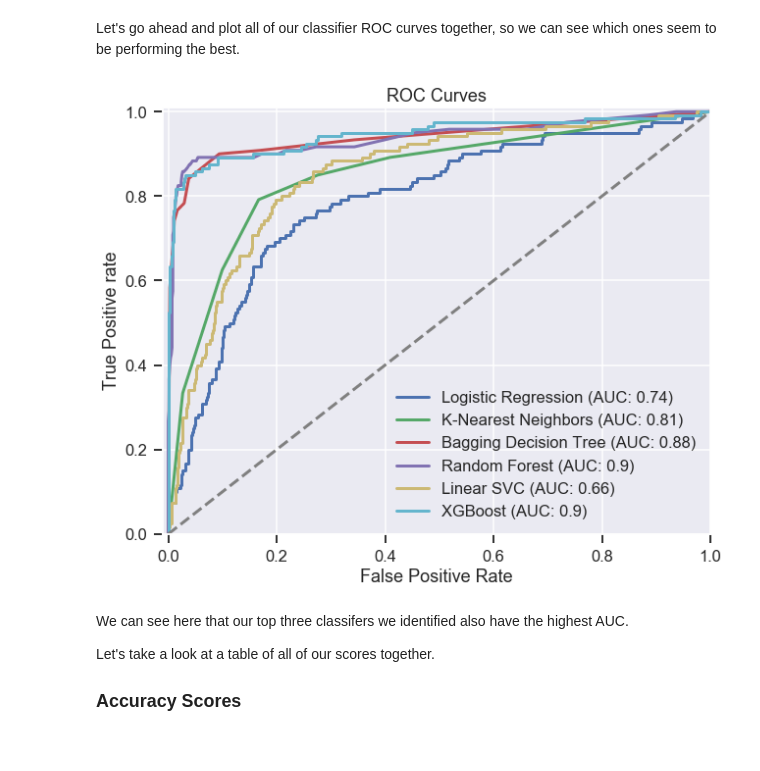
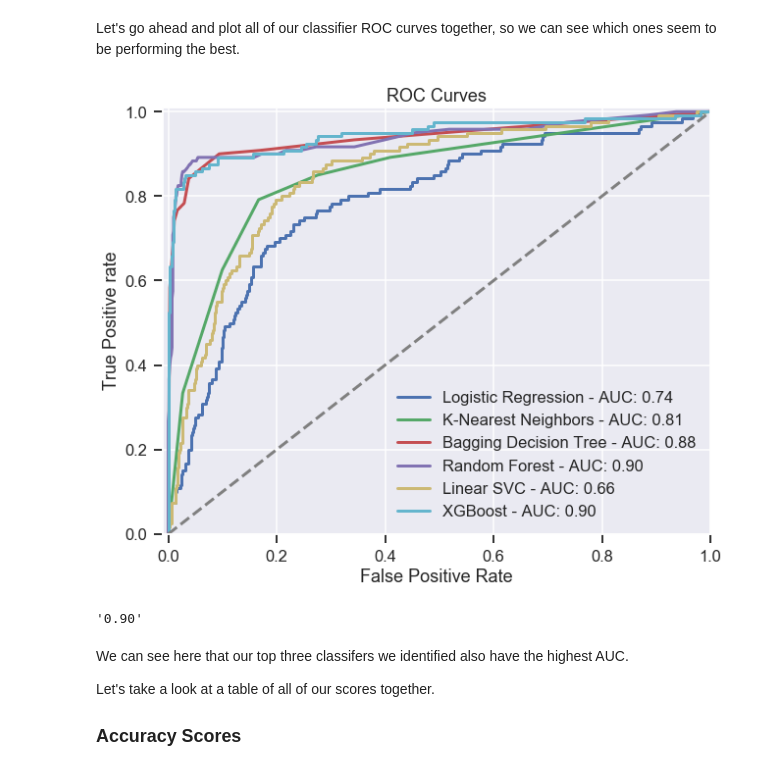
Before and after one commit to JessicaFB/Telecommunications-Churn-Prediction, a Jupyter notebook: churn_classifier.ipynb, the cells around one changed output. Cells and saved outputs as stored; diff of their text form; code cells hidden in the pictures.

Commit message:
Updated AUC on ROC Curves plot to have two decimals.

```diff
--- a/churn_classifier.ipynb
+++ b/churn_classifier.ipynb
@@ -765,35 +765,39 @@ Let's go ahead and plot all of our classifier ROC curves together, so we can see
 
 # Style
 plt.style.use('seaborn')
 sns.set_context('talk')
 
 plt.figure(figsize=(10,8))
 
 # Plot each curve
 for i in clf_df.index:
     plt.plot(clf_df['fpr'][i],
              clf_df['tpr'][i],
              linestyle='-',
              lw=3,
-             label=(f"{clf_df['clf'][i]} (AUC: {(clf_df['roc_auc'][i]).round(2)})"))
+             label=(f"{clf_df['clf'][i]} - AUC: " + "{:.2f}".format(clf_df['roc_auc'][i])))
 
 # Plot threshold
 plt.plot([0, 1], [0, 1], color='grey', lw=3, linestyle='--')
 plt.xlim([-0.01, 1.0])
 plt.ylim([0.0, 1.01])
 
 # Title & axis labels
 plt.title('ROC Curves')
 plt.xlabel('False Positive Rate')
 plt.ylabel('True Positive rate')
 plt.legend(loc='best')
 
 # Save figure
 plt.savefig('ROC',dpi=300)
 
 plt.show()
 # %% [output]
-[figure, old version]
+[figure, new version]
+# %%
+"{:.2f}".format(clf_df['roc_auc'][i])
+# %% [output]
+'0.90'
 # %% [markdown]
 We can see here that our top three classifers we identified also have the highest AUC.
 
```
Also changed, not shown: parts of 2 cells of this notebook, 1 other file.
